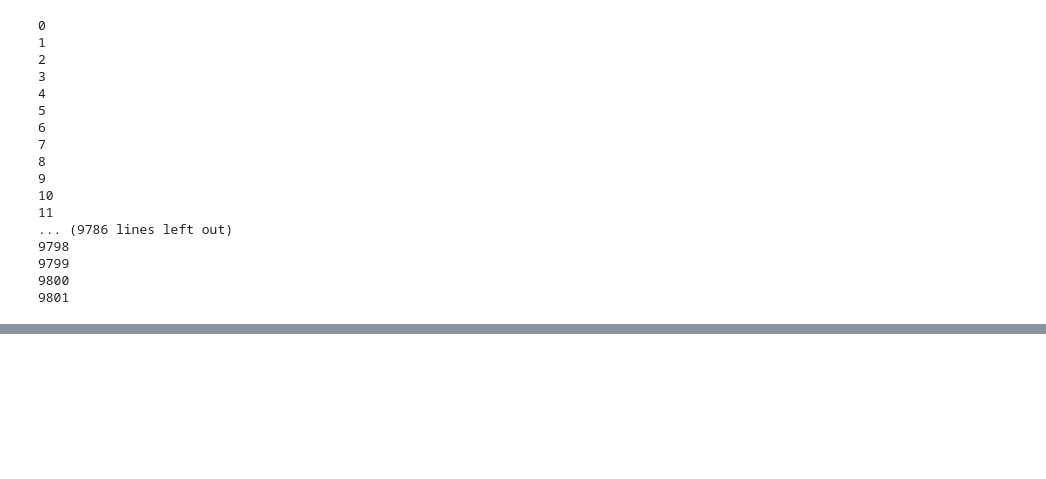
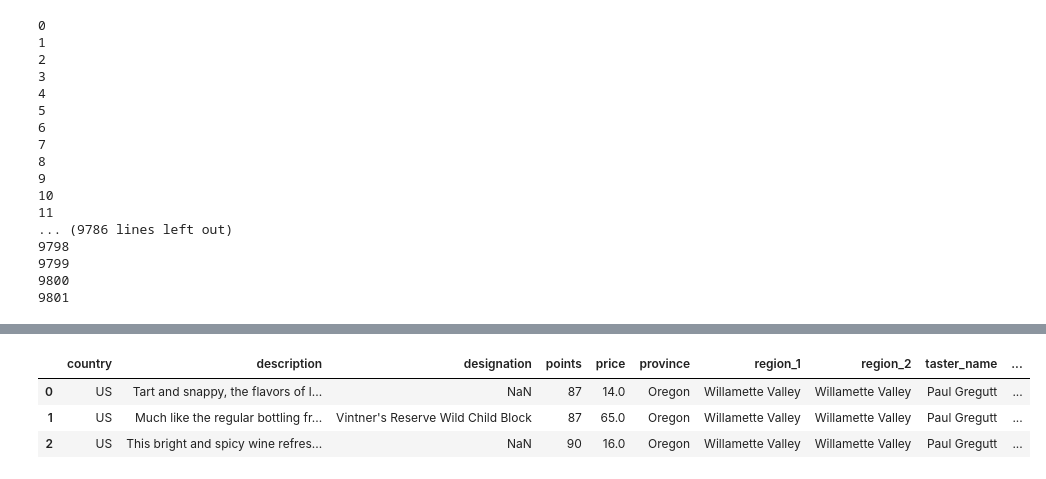
Before and after one commit to miatsivitse/Project-4, a Jupyter notebook: Weather_data_Extraction_API.ipynb, the cells around one changed output, grey strips where cells are left out. Drawn from its saved outputs; the diff is of its cells as text; code cells hidden in the pictures; blank space fills up the shorter version.

```diff
--- a/Weather_data_Extraction_API.ipynb
+++ b/Weather_data_Extraction_API.ipynb
@@ -142,0 +194,8 @@ final_df.to_csv("final_data.csv")
+# %%
+df2 = pd.read_csv("final_data.csv", index_col=0)
+df2.head(3)
+# %% [output]
+|  | country | description | designation | points | price | province | region_1 | region_2 | taster_name | ... |
+| 0 | US | Tart and snappy, the flavors of l... | NaN | 87 | 14.0 | Oregon | Willamette Valley | Willamette Valley | Paul Gregutt | ... |
+| 1 | US | Much like the regular bottling fr... | Vintner's Reserve Wild Child Block | 87 | 65.0 | Oregon | Willamette Valley | Willamette Valley | Paul Gregutt | ... |
+| 2 | US | This bright and spicy wine refres... | NaN | 90 | 16.0 | Oregon | Willamette Valley | Willamette Valley | Paul Gregutt | ... |
```
Also changed, not shown: parts of 9 cells of this notebook, 5 other files.
